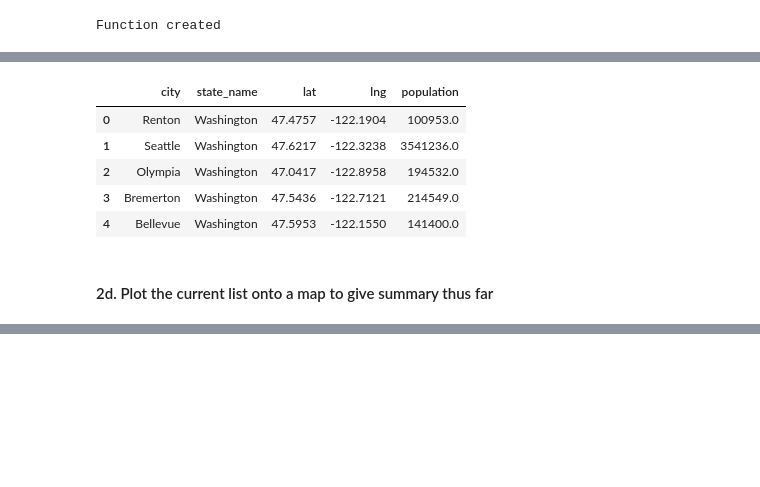
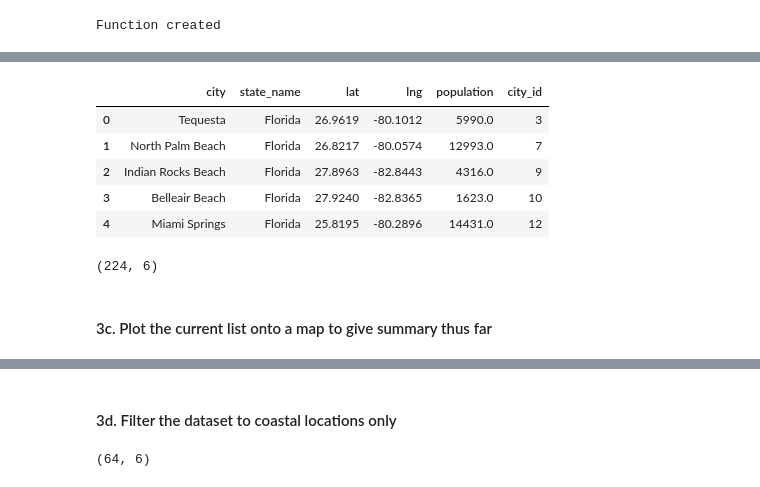
Before and after one commit to Soltis12/coursera_capstone, a Jupyter notebook: Coursera_Capstone__Location_Recommender.ipynb, the cells around one changed output, grey strips where cells are left out. Drawn from its saved outputs; the diff is of its cells as text; code cells hidden in the pictures; blank space fills up the shorter version.

```diff
--- a/Coursera_Capstone__Location_Recommender.ipynb
+++ b/Coursera_Capstone__Location_Recommender.ipynb
@@ -244,0 +228,5 @@ array(['Washington', 'Virginia', 'Delaware', 'District of Columbia',
+# %%
+# Refine the dataset to only include preferred states
+usa_cities = usa_cities[usa_cities['state_name'].isin(preferred_states)]
+print(usa_cities.head())
+usa_cities.shape
@@ -247,5 +243,6 @@ array(['Washington', 'Virginia', 'Delaware', 'District of Columbia',
 usa_cities = usa_cities[usa_cities['population'] > min_population]
 usa_cities = usa_cities.reset_index()
 usa_cities = usa_cities.drop(['index'], axis = 1) # Drop the old index
+usa_cities['city_id'] = usa_cities.index
 usa_cities.head()
 # %% [output]
@@ -275,0 +274,4 @@ miami_df
+# %%
+# Get the index number of Miami, Florida for use as a variable to pass to get location data
+city_sample = int(usa_cities[(usa_cities['city'] == 'Miami') & (usa_cities['state_name'] == 'Florida')].index[0])
+city_sample
@@ -332,7 +335,7 @@ def find_a_beach(the_dataframe,
     city_has_beach = pd.DataFrame(columns=['beachnum','city','state_name'])
 
     # Identify the number of required iterations: maximum index number.
-    cities = the_dataframe['level_0'].max()
+    cities = the_dataframe['city_id'].max()
 
     # Number of iterations limited to two if test run is true.
     if test_run == 1:
@@ -344,11 +347,10 @@ def find_a_beach(the_dataframe,
     for i in range(totalruns):
 
         # Define the variables for the Foursquare call
-        city_sample = i # Index number
-        city_latitude = the_dataframe.loc[city_sample, 'lat'] # neighborhood latitude value
-        city_longitude = the_dataframe.loc[city_sample, 'lng'] # neighborhood longitude value
-        city_state = the_dataframe.loc[city_sample, 'state_name'] # state name
-        city_name = the_dataframe.loc[city_sample, 'city'] # city name
+        city_latitude = the_dataframe.loc[i, 'lat'] # neighborhood latitude value
+        city_longitude = the_dataframe.loc[i, 'lng'] # neighborhood longitude value
+        city_state = the_dataframe.loc[i, 'state_name'] # state name
+        city_name = the_dataframe.loc[i, 'city'] # city name
 
         # Build the Foursquare call
         latitude = city_latitude
@@ -409,15 +411,20 @@ cities_with_beaches
 # %%
 # Inner Join the cities with beaches to the usa cities dataset
 output_cities = pd.merge(cities_with_beaches, usa_cities, on=['city','state_name'])
-output_cities = output_cities.drop(['beachnum','index_col','level_0'], axis = 1) # Drop redundant fields
+output_cities = output_cities.drop(['beachnum','index_col'], axis = 1) # Drop redundant fields
 output_cities.head()
 # %% [output]
-|  | city | state_name | lat | lng | population |
-| 0 | Renton | Washington | 47.4757 | -122.1904 | 100953.0 |
-| 1 | Seattle | Washington | 47.6217 | -122.3238 | 3541236.0 |
-| 2 | Olympia | Washington | 47.0417 | -122.8958 | 194532.0 |
-| 3 | Bremerton | Washington | 47.5436 | -122.7121 | 214549.0 |
-| 4 | Bellevue | Washington | 47.5953 | -122.1550 | 141400.0 |
+|  | city | state_name | lat | lng | population | city_id |
+| 0 | Tequesta | Florida | 26.9619 | -80.1012 | 5990.0 | 3 |
+| 1 | North Palm Beach | Florida | 26.8217 | -80.0574 | 12993.0 | 7 |
+| 2 | Indian Rocks Beach | Florida | 27.8963 | -82.8443 | 4316.0 | 9 |
+| 3 | Belleair Beach | Florida | 27.9240 | -82.8365 | 1623.0 | 10 |
+| 4 | Miami Springs | Florida | 25.8195 | -80.2896 | 14431.0 | 12 |
+# %%
+# Show shape of the dataset, to show how many cities at this stage of the analysis
+print(output_cities.shape)
+# %% [output]
+(224, 6)
 # %% [markdown]
-#### 2d. Plot the current list onto a map to give summary thus far ####
+#### 3c. Plot the current list onto a map to give summary thus far <a name="3c_Plot1"></a> ####
 # %%
@@ -442,2 +449,14 @@ map_usa
 # %% [output]
 [interactive output not drawn]
+# %% [markdown]
+#### 3d. Filter the dataset to coastal locations only <a name="3d_Filter_Coastal"></a> ####
+# %%
+# Manual sampling at this stage shows prospective coastal locations, which are favoured by the stakeholders, contain words such as 'beach', 'coast' etc.
+# Therefore, put these into a list to further filter the dataset.
+string_match = ['Beach','Coast','Shore','Sand','Sands']
+
+# Filter the dataset again to display coastal locations
+output_cities = output_cities[output_cities['city'].str.contains('|'.join(string_match), na = False)]
+output_cities.shape
+# %% [output]
+(64, 6)
```
Also changed, not shown: parts of 42 cells of this notebook.
